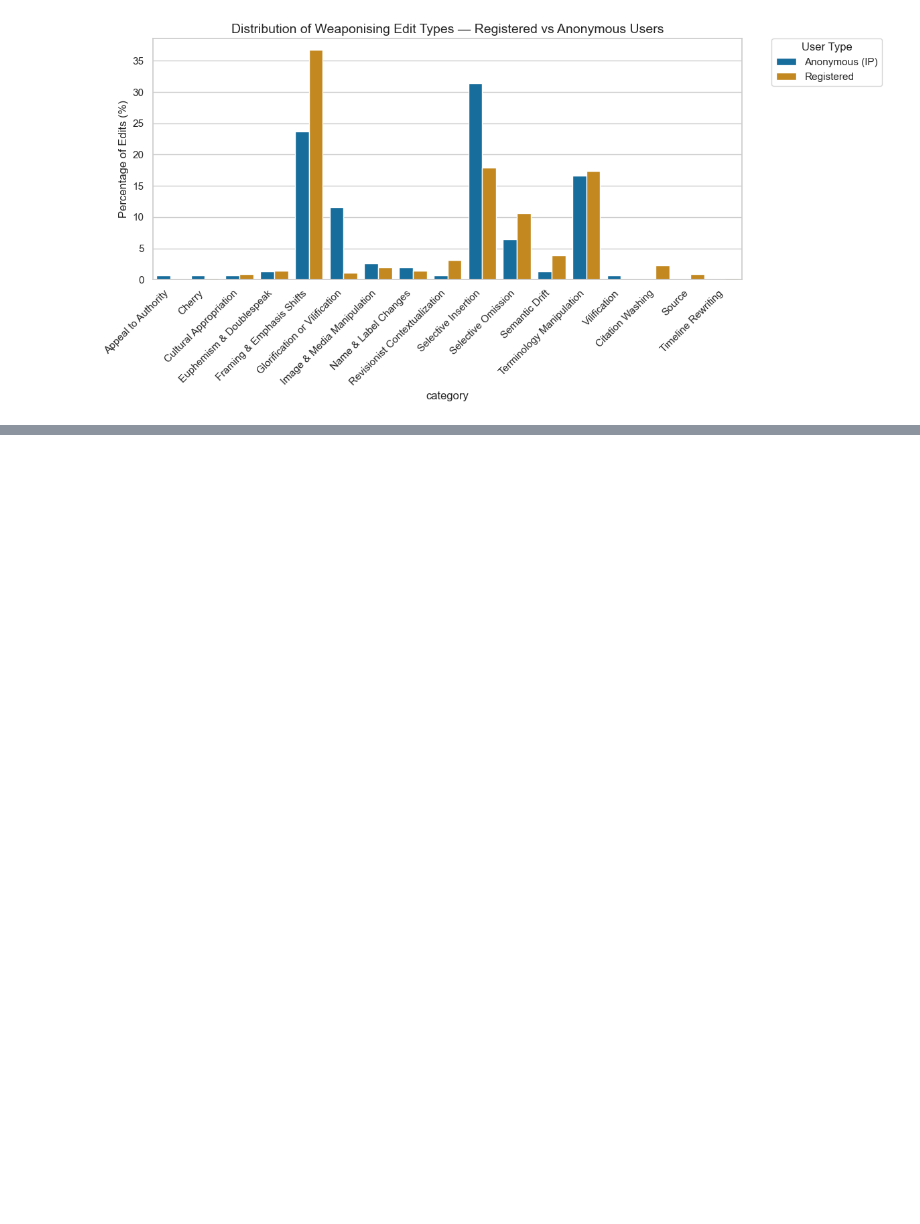
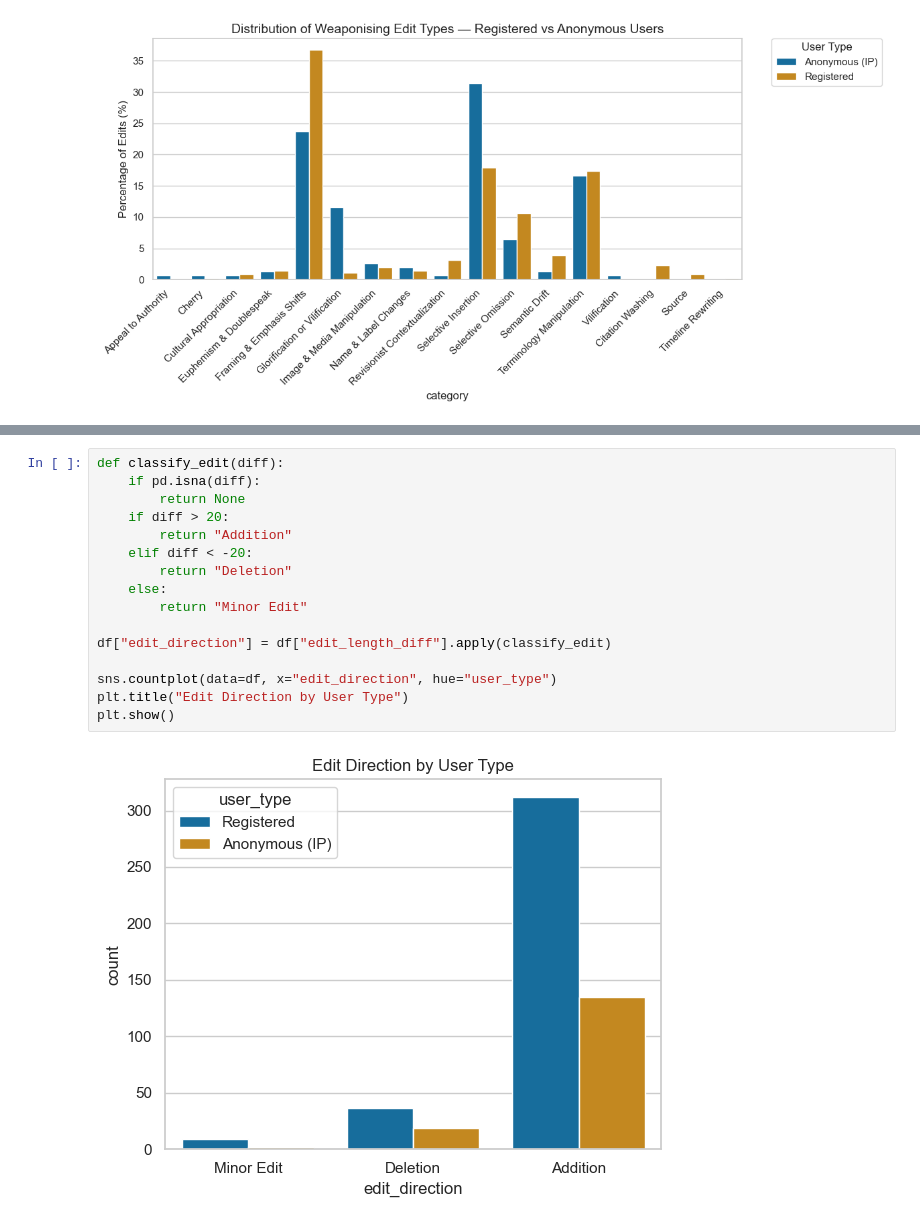
Before and after one commit to dh-epfl-students/dhlab-cultural-weaponisation-ukraine-benchmark, a Jupyter notebook: notebooks/maxime_fg_analysis.ipynb, the cells around one changed output, grey strips where cells are left out. Saved outputs shown, nothing was run; the diff lists cells and outputs as text; blank space fills up the shorter version.

```diff
--- a/notebooks/maxime_fg_analysis.ipynb
+++ b/notebooks/maxime_fg_analysis.ipynb
@@ -140,0 +209,18 @@ plt.show()
+# %%
+def classify_edit(diff):
+    if pd.isna(diff):
+        return None
+    if diff > 20:
+        return "Addition"
+    elif diff < -20:
+        return "Deletion"
+    else:
+        return "Minor Edit"
+
+df["edit_direction"] = df["edit_length_diff"].apply(classify_edit)
+
+sns.countplot(data=df, x="edit_direction", hue="user_type")
+plt.title("Edit Direction by User Type")
+plt.show()
+# %% [output]
+[figure, added]
```
Also changed, not shown: parts of 3 cells of this notebook, 2 other files.
